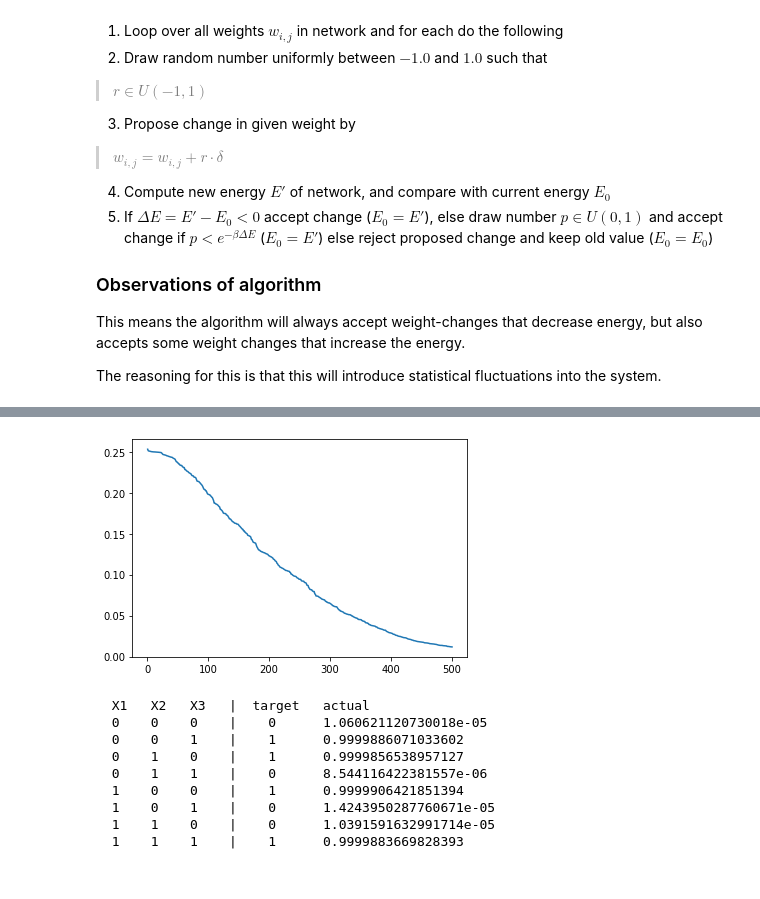
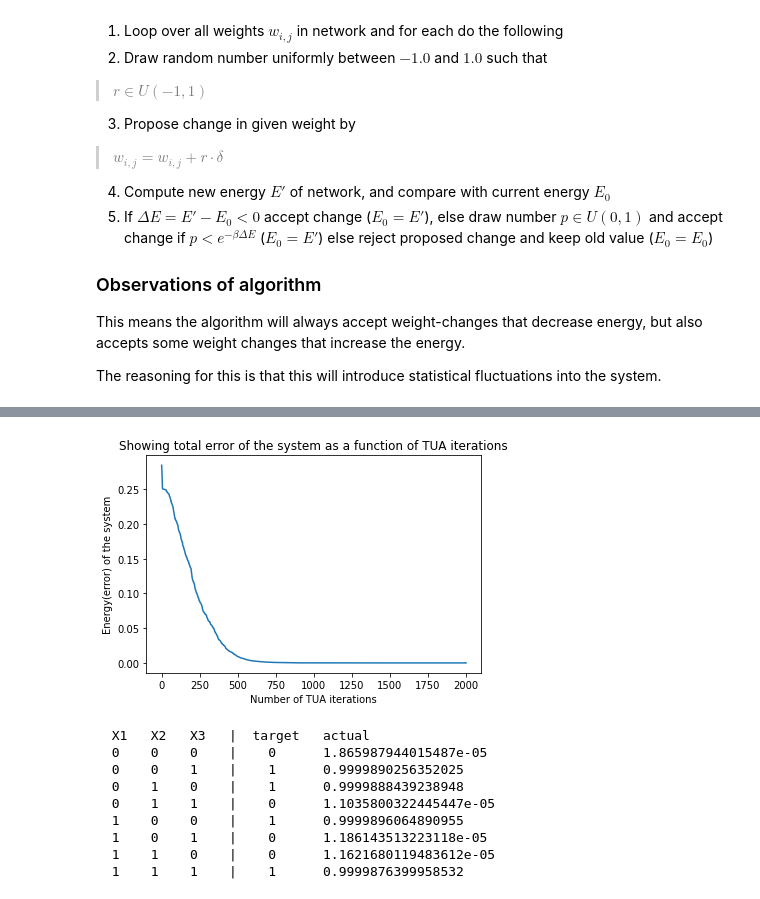
Before and after one commit to jakenotjay/MCT-Neural-Network, a Jupyter notebook: Q1 - Metropolis Algorithm.ipynb, the cells around one changed output, grey strips where cells are left out. Cells and saved outputs as stored; diff of their text form; code cells hidden in the pictures.

Commit message:
Updating charts

```diff
--- a/Q1 - Metropolis Algorithm.ipynb
+++ b/Q1 - Metropolis Algorithm.ipynb
@@ -192,7 +192,7 @@ print("inital weights are: ", w)
 # initialise variables needed for looping/outputs
 n_correct = 0
 N_BMU_iterations = 10
-tua_n = 500
+tua_n = 2000
 bmus_n = 0
 n_cooling = 0
 n_actual_cooling = 0
@@ -296,8 +313,11 @@ The weights and beta was reset 1 times
-# %%
-plt.plot(iteration, errors)
-plt.show()
-# %% [output]
-[figure, removed]
+# %%
+plt.plot(iteration, errors)
+plt.xlabel("Number of TUA iterations")
+plt.ylabel("Energy(error) of the system")
+plt.title("Showing total error of the system as a function of TUA iterations")
+plt.show()
+# %% [output]
+[figure, added]
 # %%
 # final outputs
 print ("  X1   X2   X3   |  target   actual ")
@@ -310,11 +330,11 @@ for i in range(len(TT)):
     print(" ",TT[i][0], "  ", TT[i][1],"  ", TT[i][2], "   |   " , TT[i][3], "    " , o6)
 # %% [output]
   X1   X2   X3   |  target   actual
-  0    0    0    |    0      1.060621120730018e-05
-  0    0    1    |    1      0.9999886071033602
-  0    1    0    |    1      0.9999856538957127
-  0    1    1    |    0      8.544116422381557e-06
-  1    0    0    |    1      0.9999906421851394
-  1    0    1    |    0      1.4243950287760671e-05
-  1    1    0    |    0      1.0391591632991714e-05
-  1    1    1    |    1      0.9999883669828393
+  0    0    0    |    0      1.865987944015487e-05
+  0    0    1    |    1      0.9999890256352025
+  0    1    0    |    1      0.9999888439238948
+  0    1    1    |    0      1.1035800322445447e-05
+  1    0    0    |    1      0.9999896064890955
+  1    0    1    |    0      1.186143513223118e-05
+  1    1    0    |    0      1.1621680119483612e-05
+  1    1    1    |    1      0.9999876399958532
```
Also changed, not shown: parts of 1 cell of this notebook.
